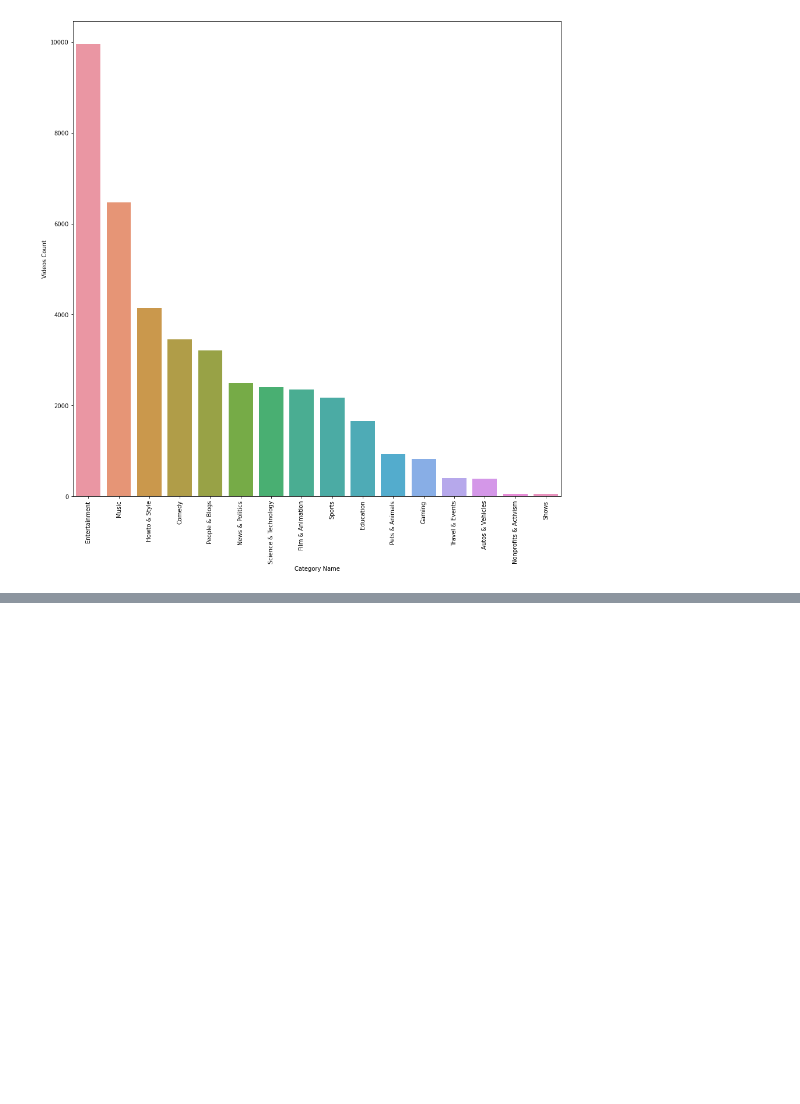
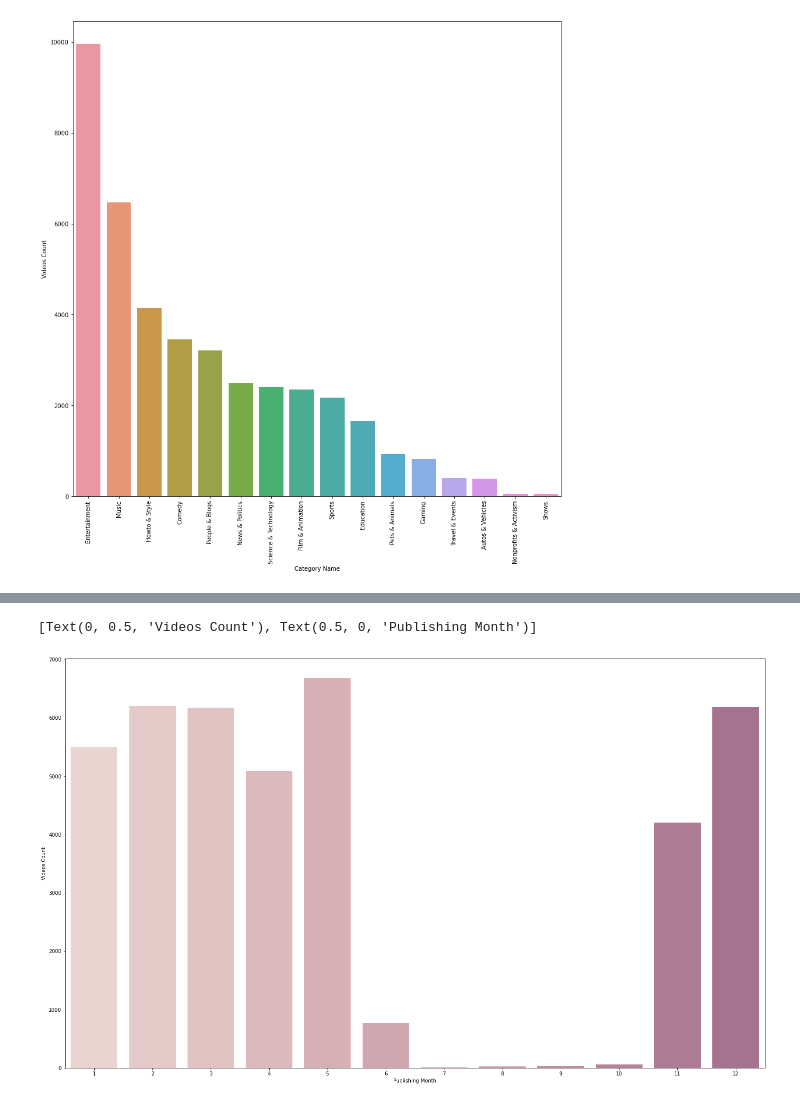
Before and after one commit to mjijas/DS_Project_2020, a Jupyter notebook: DSProject.ipynb, the cells around one changed output, grey strips where cells are left out. Cells and saved outputs as stored; diff of their text form; code cells hidden in the pictures; blank space fills up the shorter version.

```diff
--- a/DSProject.ipynb
+++ b/DSProject.ipynb
@@ -143,0 +224,9 @@ ax.set(xlabel="Category Name", ylabel="Videos Count")
+# %%
+hour_count_data = data6["publishing_month"].value_counts().to_frame().reset_index().rename(columns={"index": "publishing_month", "publishing_month": "video_count"})
+fig, ax = plt.subplots(figsize=(25,15))
+sns.barplot(x="publishing_month", y="video_count", data=hour_count_data,
+palette=sns.cubehelix_palette(n_colors=24), ax=ax)
+ax.set(xlabel="Publishing Month", ylabel="Videos Count")
+# %% [output]
+[Text(0, 0.5, 'Videos Count'), Text(0.5, 0, 'Publishing Month')]
+[figure, added]
```
Also changed, not shown: parts of 6 cells of this notebook.
